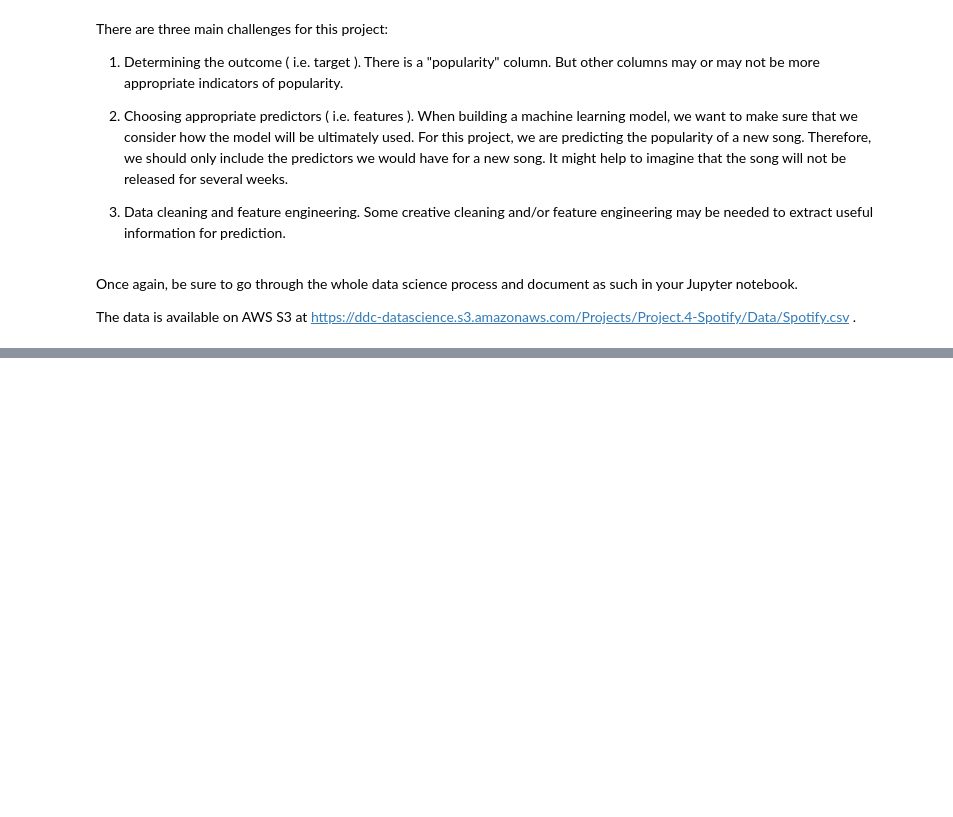
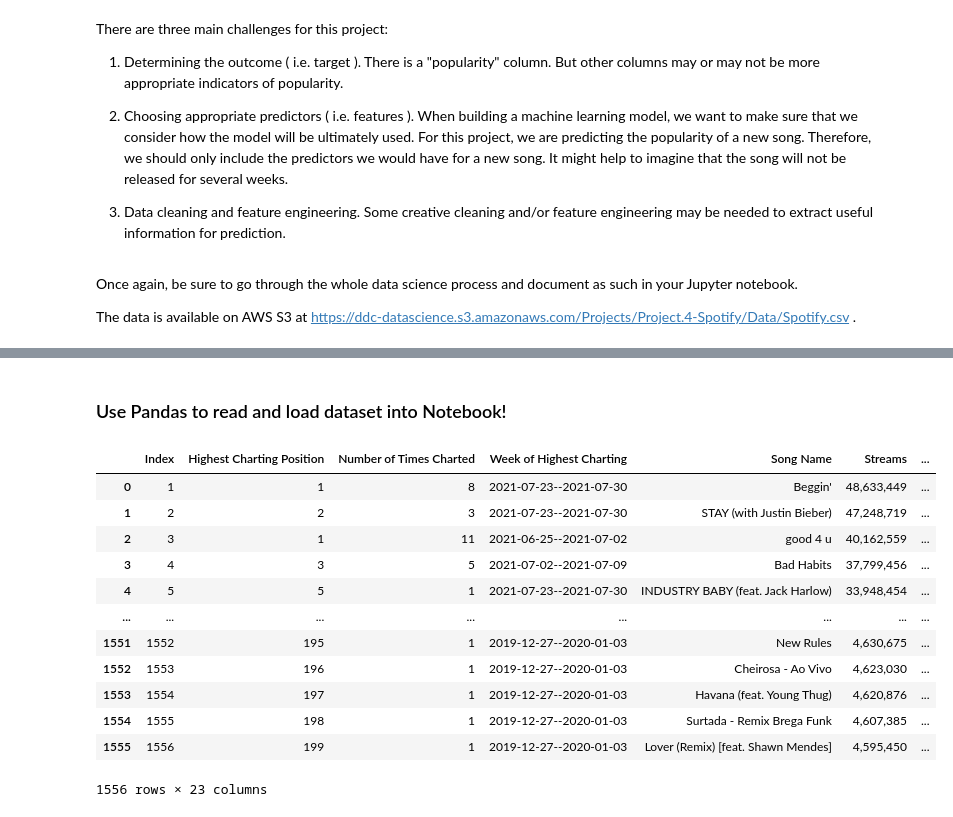
Before and after one commit to ikoghoddds-bit/Data-Science-Portfolio-C21, a Jupyter notebook: Projects/Project-4/Spotify_Pass_1.ipynb, the cells around one changed output, grey strips where cells are left out. Saved outputs shown, nothing was run; the diff lists cells and outputs as text; code cells hidden in the pictures; blank space fills up the shorter version.

```diff
--- a/Projects/Project-4/Spotify_Pass_1.ipynb
+++ b/Projects/Project-4/Spotify_Pass_1.ipynb
@@ -27,0 +60,19 @@ url
+# %% [markdown]
+### Use Pandas to read and load dataset into Notebook!
+# %%
+df = pd.read_csv(url)
+df
+# %% [output]
+|  | Index | Highest Charting Position | Number of Times Charted | Week of Highest Charting | Song Name | Streams | ... |
+| 0 | 1 | 1 | 8 | 2021-07-23--2021-07-30 | Beggin' | 48,633,449 | ... |
+| 1 | 2 | 2 | 3 | 2021-07-23--2021-07-30 | STAY (with Justin Bieber) | 47,248,719 | ... |
+| 2 | 3 | 1 | 11 | 2021-06-25--2021-07-02 | good 4 u | 40,162,559 | ... |
+| 3 | 4 | 3 | 5 | 2021-07-02--2021-07-09 | Bad Habits | 37,799,456 | ... |
+| 4 | 5 | 5 | 1 | 2021-07-23--2021-07-30 | INDUSTRY BABY (feat. Jack Harlow) | 33,948,454 | ... |
+| ... | ... | ... | ... | ... | ... | ... | ... |
+| 1551 | 1552 | 195 | 1 | 2019-12-27--2020-01-03 | New Rules | 4,630,675 | ... |
+| 1552 | 1553 | 196 | 1 | 2019-12-27--2020-01-03 | Cheirosa - Ao Vivo | 4,623,030 | ... |
+| 1553 | 1554 | 197 | 1 | 2019-12-27--2020-01-03 | Havana (feat. Young Thug) | 4,620,876 | ... |
+| 1554 | 1555 | 198 | 1 | 2019-12-27--2020-01-03 | Surtada - Remix Brega Funk | 4,607,385 | ... |
+| 1555 | 1556 | 199 | 1 | 2019-12-27--2020-01-03 | Lover (Remix) [feat. Shawn Mendes] | 4,595,450 | ... |
+1556 rows × 23 columns
```
Also changed, not shown: parts of 56 cells of this notebook.
